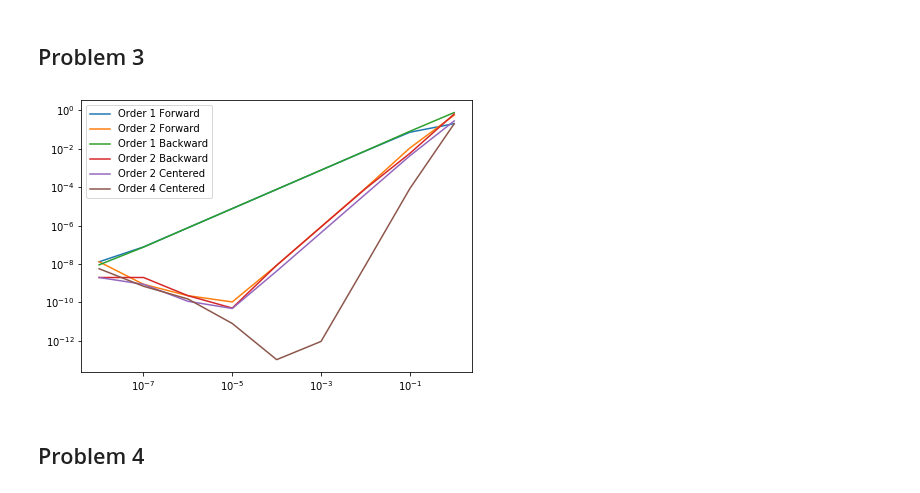
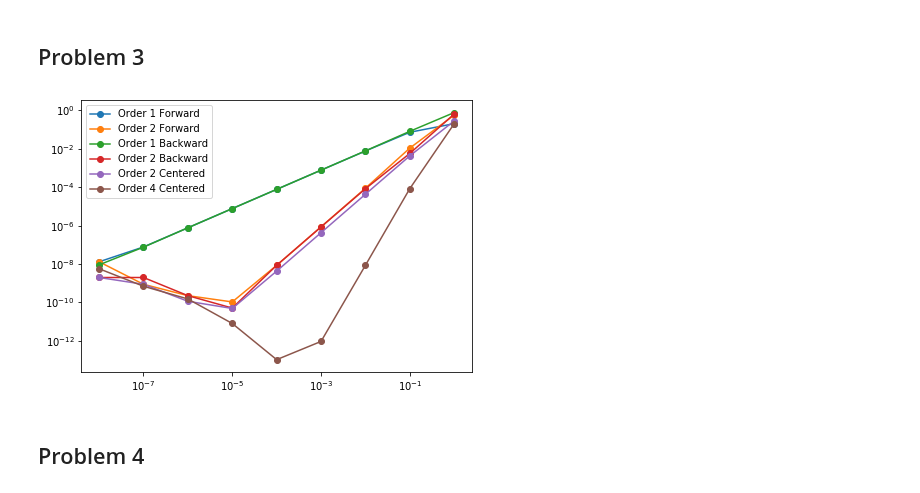
Before and after one commit to yongfeilu/persp-model-econ_w20, a Jupyter notebook: ProblemSets/PS2/PS2_(1)_Yongfei Lu.ipynb, the cells around one changed output. Cells and saved outputs as stored; diff of their text form; code cells hidden in the pictures.

```diff
--- a/ProblemSets/PS2/PS2_(1)_Yongfei Lu.ipynb
+++ b/ProblemSets/PS2/PS2_(1)_Yongfei Lu.ipynb
@@ -6,15 +6,17 @@ import numpy as np
 from matplotlib import pyplot as plt
 
 # define f(x)
+x = sy.symbols('x')
 f = (sy.sin(x) + 1)**(sy.sin(sy.cos(x)))
-
+f = sy.lambdify(x, f)
 # sybomlic derivative
-x = sy.symbols('x')
-f_d = sy.diff(f,x)
-
-# lambdify the functions
-f = sy.lambdify(x, f)
-f_d = sy.lambdify(x, f_d)
+def f_d(X):
+    def symbols():
+        x = sy.symbols('x')
+        f = (sy.sin(x) + 1)**(sy.sin(sy.cos(x)))
+        f_d = sy.diff(f,x)
+        return sy.lambdify(x, f_d)
+    return symbols()(X)
 # %%
 # plot f(x) and its derivative
 ax = plt.gca()
@@ -46,8 +48,8 @@ def backward_2(fn, x, h=0.01):
 def centered_2(fn, x, h=0.01):
     return (fn(x + h) - fn(x - h)) / (2 * h)
 
-# def centered_4(fn, x, h=0.01):
-#    return (fn(x - 2 * h) - 8 * fn(x - h) + 8 * fn(x + h) - fn(x + 2 * h))/ (12 * h)
+def centered_4(fn, x, h=0.01):
+    return (fn(x - 2 * h) - 8 * fn(x - h) + 8 * fn(x + h) - fn(x + 2 * h))/ (12 * h)
 # %%
 # plot the functions and compare with Problem 1
 
@@ -69,18 +71,18 @@ ax.legend()
 # %%
 # plot
 def plt_abs_error(x):
     h_vals = np.logspace(-8, 0, 9)
     ax = plt.figure(figsize=(7,5)).gca()
-    ax.loglog(h_vals, abs(forward_1(f, x, h_vals) - f_d(x)), label = "Order 1 Forward")
-    ax.loglog(h_vals, abs(forward_2(f, x, h_vals) - f_d(x)), label = "Order 2 Forward")
-    ax.loglog(h_vals, abs(backward_1(f, x, h_vals) - f_d(x)), label = "Order 1 Backward")
-    ax.loglog(h_vals, abs(backward_2(f, x, h_vals) - f_d(x)), label = "Order 2 Backward")
-    ax.loglog(h_vals, abs(centered_2(f, x, h_vals) - f_d(x)), label = "Order 2 Centered")
-    ax.loglog(h_vals, abs(centered_4(f, x, h_vals) - f_d(x)), label = "Order 4 Centered")
+    ax.loglog(h_vals, abs(forward_1(f, x, h_vals) - f_d(x)), label = "Order 1 Forward", marker='o')
+    ax.loglog(h_vals, abs(forward_2(f, x, h_vals) - f_d(x)), label = "Order 2 Forward", marker='o')
+    ax.loglog(h_vals, abs(backward_1(f, x, h_vals) - f_d(x)), label = "Order 1 Backward", marker='o')
+    ax.loglog(h_vals, abs(backward_2(f, x, h_vals) - f_d(x)), label = "Order 2 Backward", marker='o')
+    ax.loglog(h_vals, abs(centered_2(f, x, h_vals) - f_d(x)), label = "Order 2 Centered", marker='o')
+    ax.loglog(h_vals, abs(centered_4(f, x, h_vals) - f_d(x)), label = "Order 4 Centered", marker='o')
     ax.legend()
 
 plt_abs_error(1)
 # %% [output]
-[figure, old version]
+[figure, new version]
 # %% [markdown]
 ## Problem 4
```
Also changed, not shown: parts of 11 cells of this notebook.
